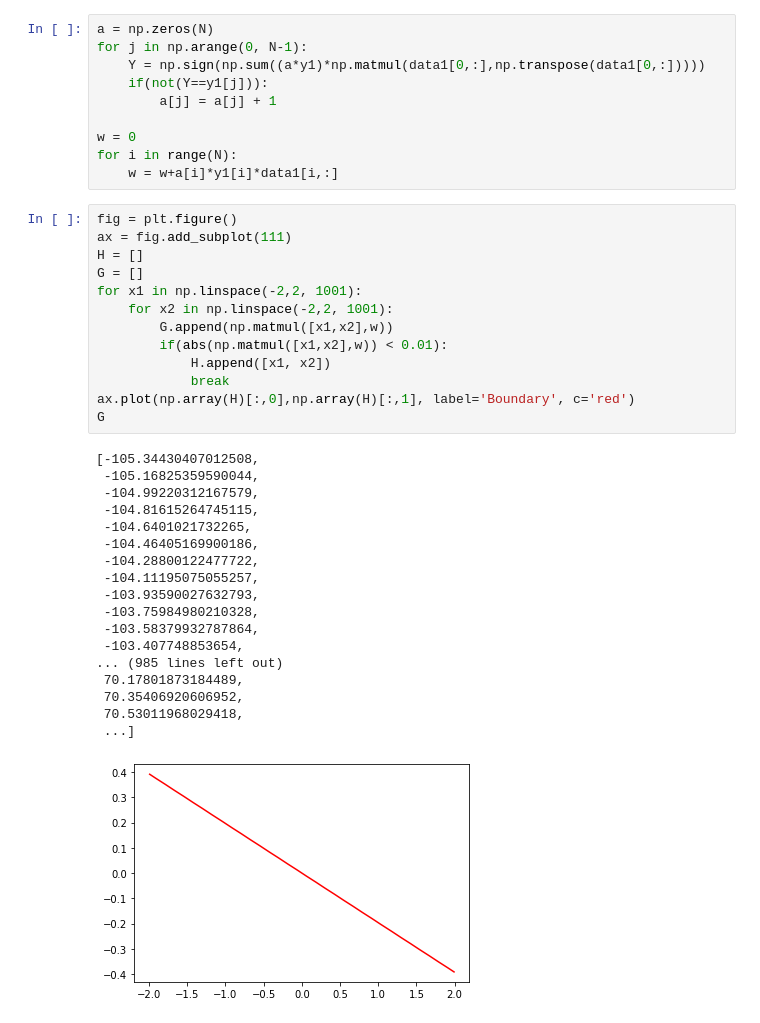
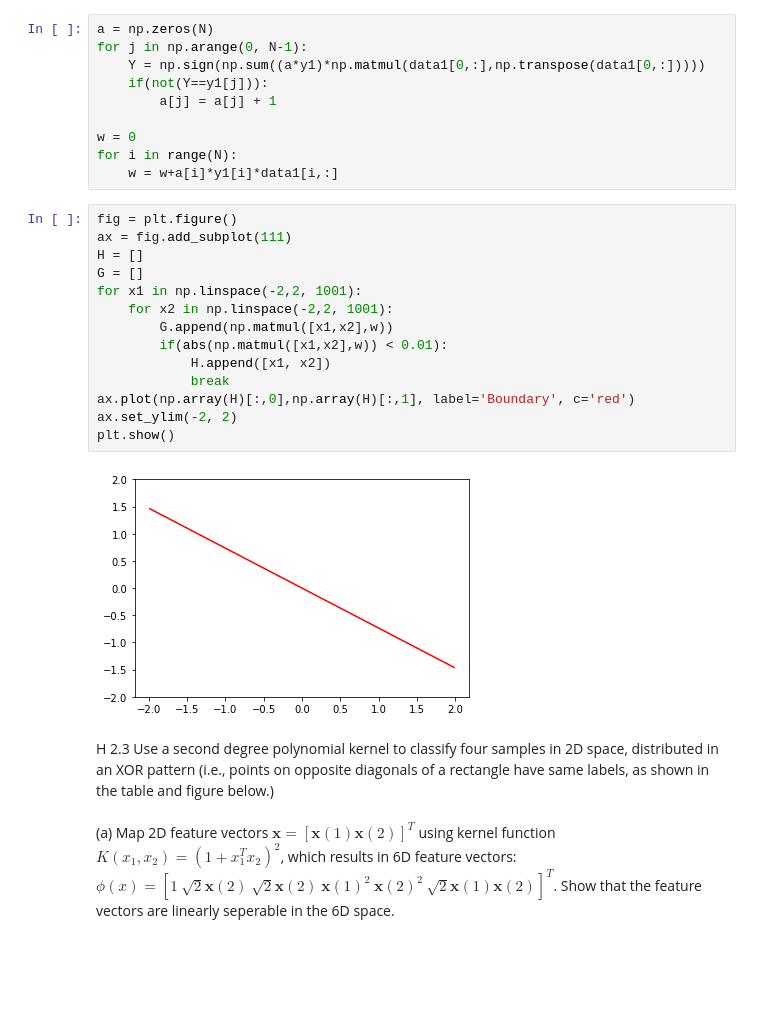
Before and after one commit to acont017/240, a Jupyter notebook: Hw2.ipynb, the cells around one changed output. Cells and saved outputs as stored; diff of their text form; blank space fills up the shorter version.

```diff
--- a/Hw2.ipynb
+++ b/Hw2.ipynb
@@ -215,32 +235,20 @@ for i in range(N):
 # %%
 fig = plt.figure()
 ax = fig.add_subplot(111)
 H = []
 G = []
 for x1 in np.linspace(-2,2, 1001):
     for x2 in np.linspace(-2,2, 1001):
         G.append(np.matmul([x1,x2],w))
         if(abs(np.matmul([x1,x2],w)) < 0.01):
             H.append([x1, x2])
             break
 ax.plot(np.array(H)[:,0],np.array(H)[:,1], label='Boundary', c='red')
-G
+ax.set_ylim(-2, 2)
+plt.show()
 # %% [output]
-[-105.34430407012508,
- -105.16825359590044,
- -104.99220312167579,
- -104.81615264745115,
- -104.6401021732265,
- -104.46405169900186,
- -104.28800122477722,
- -104.11195075055257,
- -103.93590027632793,
- -103.75984980210328,
- -103.58379932787864,
- -103.407748853654,
-... (985 lines left out)
- 70.17801873184489,
- 70.35406920606952,
- 70.53011968029418,
- ...]
-[figure, old version]
+[figure, new version]
+# %% [markdown]
+H 2.3 Use a second degree polynomial kernel to classify four samples in 2D space, distributed in an XOR pattern (i.e., points on opposite diagonals of a rectangle have same labels, as shown in the table and figure below.) <br>
+<br>
+(a) Map 2D feature vectors $\mathbf{x} = [\mathbf{x}(1) \mathbf{x}(2)]^T$ using kernel function $ K(x_1, x_2) = (1+x_1^Tx_2)^2$, which results in 6D feature vectors: $\phi(x) = \left[1 \: \sqrt{2}\mathbf{x}(2) \: \sqrt{2}\mathbf{x}(2) \: \mathbf{x}(1)^2  \: \mathbf{x}(2)^2 \: \sqrt{2}\mathbf{x}(1)\mathbf{x}(2) \right]^T$. Show that the feature vectors are linearly seperable in the 6D space.
```
Also changed, not shown: parts of 28 cells of this notebook.
